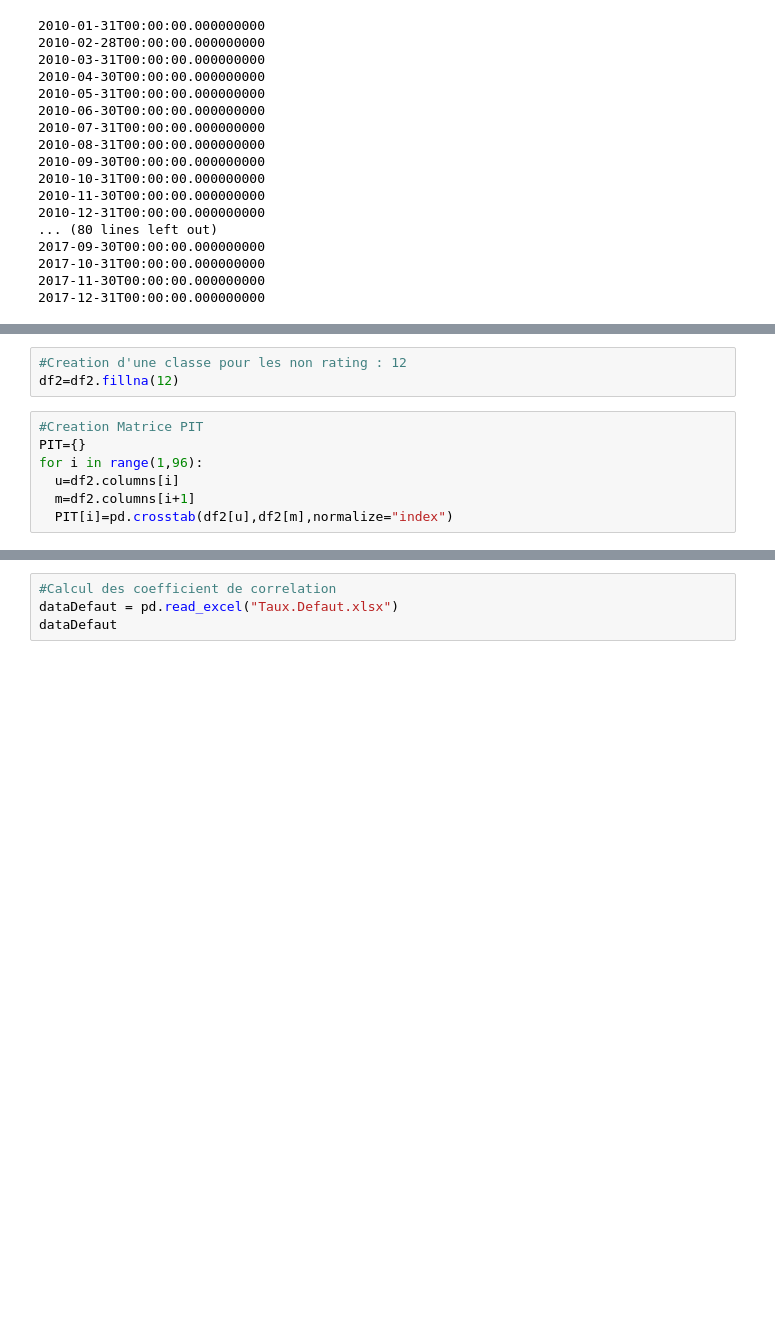
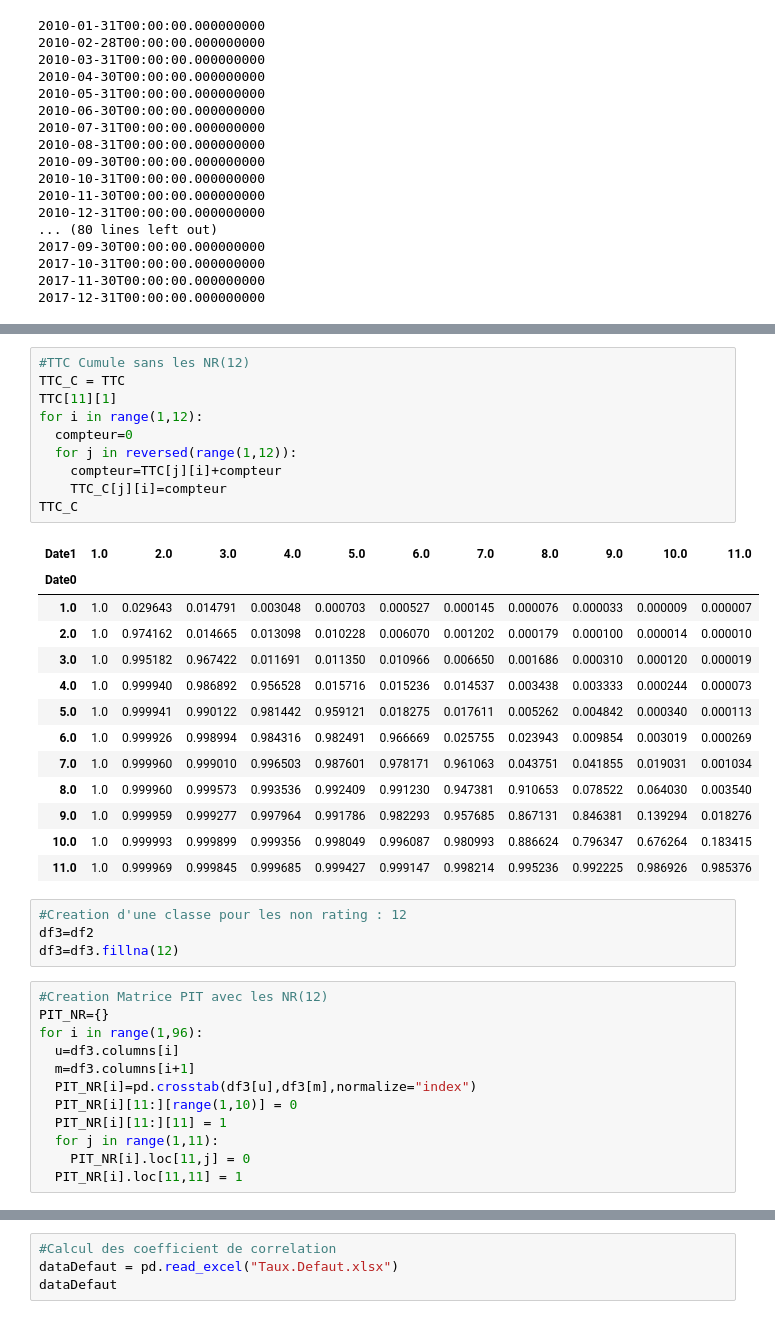
Before and after one commit to Kyllien/DRIM-Game, a Jupyter notebook: MatriceTransitionGood.ipynb, the cells around one changed output, grey strips where cells are left out. Cells and saved outputs as stored; diff of their text form; blank space fills up the shorter version.

```diff
--- a/MatriceTransitionGood.ipynb
+++ b/MatriceTransitionGood.ipynb
@@ -87,11 +97,41 @@ for i in np.unique(df["Time"]):
+# %%
+#TTC Cumule sans les NR(12)
+TTC_C = TTC
+TTC[11][1]
+for i in range(1,12):
+  compteur=0
+  for j in reversed(range(1,12)):
+    compteur=TTC[j][i]+compteur
+    TTC_C[j][i]=compteur
+TTC_C
+# %% [output]
+| Date1 | 1.0 | 2.0 | 3.0 | 4.0 | 5.0 | 6.0 | 7.0 | 8.0 | 9.0 | 10.0 | 11.0 |
+| Date0 |  |  |  |  |  |  |  |  |  |  |  |
+| 1.0 | 1.0 | 0.029643 | 0.014791 | 0.003048 | 0.000703 | 0.000527 | 0.000145 | 0.000076 | 0.000033 | 0.000009 | 0.000007 |
+| 2.0 | 1.0 | 0.974162 | 0.014665 | 0.013098 | 0.010228 | 0.006070 | 0.001202 | 0.000179 | 0.000100 | 0.000014 | 0.000010 |
+| 3.0 | 1.0 | 0.995182 | 0.967422 | 0.011691 | 0.011350 | 0.010966 | 0.006650 | 0.001686 | 0.000310 | 0.000120 | 0.000019 |
+| 4.0 | 1.0 | 0.999940 | 0.986892 | 0.956528 | 0.015716 | 0.015236 | 0.014537 | 0.003438 | 0.003333 | 0.000244 | 0.000073 |
+| 5.0 | 1.0 | 0.999941 | 0.990122 | 0.981442 | 0.959121 | 0.018275 | 0.017611 | 0.005262 | 0.004842 | 0.000340 | 0.000113 |
+| 6.0 | 1.0 | 0.999926 | 0.998994 | 0.984316 | 0.982491 | 0.966669 | 0.025755 | 0.023943 | 0.009854 | 0.003019 | 0.000269 |
+| 7.0 | 1.0 | 0.999960 | 0.999010 | 0.996503 | 0.987601 | 0.978171 | 0.961063 | 0.043751 | 0.041855 | 0.019031 | 0.001034 |
+| 8.0 | 1.0 | 0.999960 | 0.999573 | 0.993536 | 0.992409 | 0.991230 | 0.947381 | 0.910653 | 0.078522 | 0.064030 | 0.003540 |
+| 9.0 | 1.0 | 0.999959 | 0.999277 | 0.997964 | 0.991786 | 0.982293 | 0.957685 | 0.867131 | 0.846381 | 0.139294 | 0.018276 |
+| 10.0 | 1.0 | 0.999993 | 0.999899 | 0.999356 | 0.998049 | 0.996087 | 0.980993 | 0.886624 | 0.796347 | 0.676264 | 0.183415 |
+| 11.0 | 1.0 | 0.999969 | 0.999845 | 0.999685 | 0.999427 | 0.999147 | 0.998214 | 0.995236 | 0.992225 | 0.986926 | 0.985376 |
 # %%
 #Creation d'une classe pour les non rating : 12
-df2=df2.fillna(12)
+df3=df2
+df3=df3.fillna(12)
 # %%
-#Creation Matrice PIT
-PIT={}
+#Creation Matrice PIT avec les NR(12)
+PIT_NR={}
 for i in range(1,96):
-  u=df2.columns[i]
-  m=df2.columns[i+1]
-  PIT[i]=pd.crosstab(df2[u],df2[m],normalize="index")
+  u=df3.columns[i]
+  m=df3.columns[i+1]
+  PIT_NR[i]=pd.crosstab(df3[u],df3[m],normalize="index")
+  PIT_NR[i][11:][range(1,10)] = 0
+  PIT_NR[i][11:][11] = 1
+  for j in range(1,11):
+    PIT_NR[i].loc[11,j] = 0
+  PIT_NR[i].loc[11,11] = 1
 # %%
```
Also changed, not shown: parts of 6 cells of this notebook.
